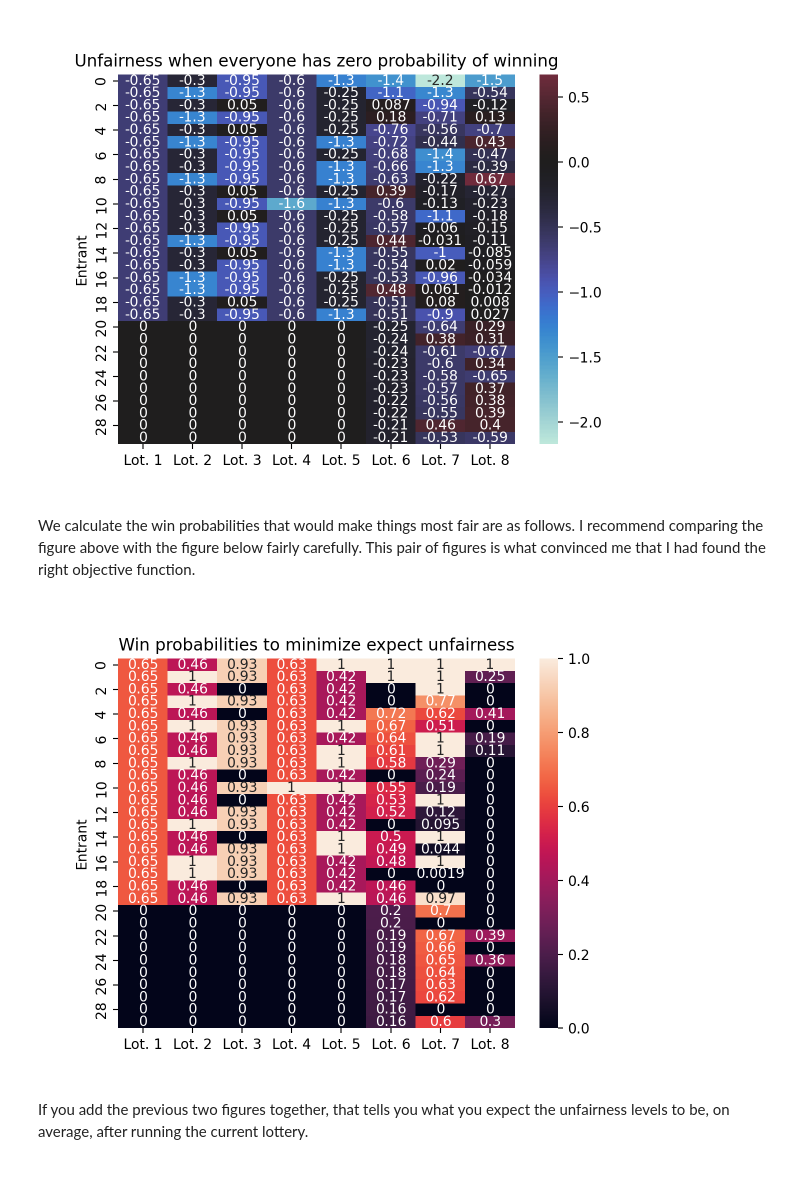
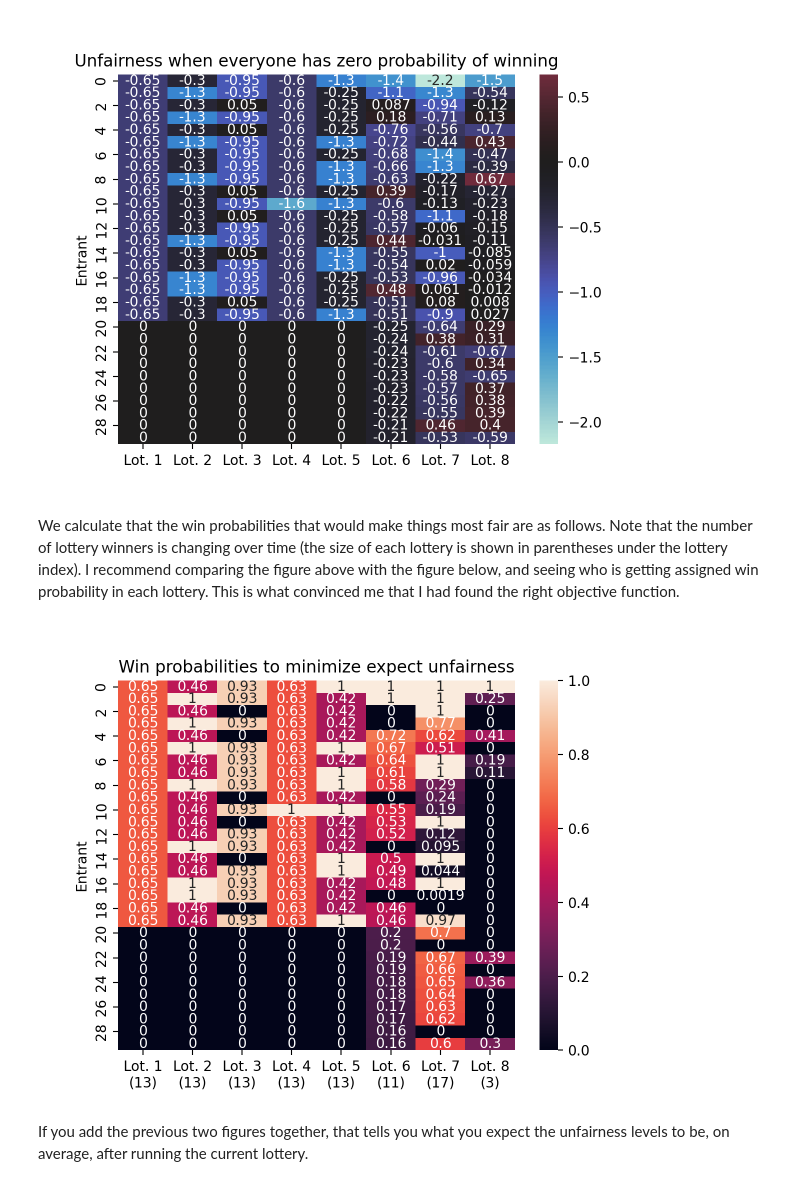
Before and after one commit to alexpghayes/quarto-blog, a Jupyter notebook: post/2024-06-09_repeated-lotteries/index.ipynb, the cells around one changed output. Saved outputs shown, nothing was run; the diff lists cells and outputs as text; code cells hidden in the pictures.

```diff
--- a/post/2024-06-09_repeated-lotteries/index.ipynb
+++ b/post/2024-06-09_repeated-lotteries/index.ipynb
@@ -444,19 +444,19 @@ plt.show()
 # %% [output]
 [figure]
 # %% [markdown]
-We calculate the win probabilities that would make things most fair are as follows. I recommend comparing the figure above with the figure below fairly carefully. This pair of figures is what convinced me that I had found the right objective function.
+We calculate that the win probabilities that would make things most fair are as follows. Note that the number of lottery winners is changing over time (the size of each lottery is shown in parentheses under the lottery index). I recommend comparing the figure above with the figure below, and seeing who is getting assigned win probability in each lottery. This is what convinced me that I had found the right objective function.
 # %%
 #| code-fold: true
 
 ax = sns.heatmap(
     demo_pool.win_probabilities,
     annot=True
 )
 ax.set(title="Win probabilities to minimize expect unfairness", ylabel="Entrant")
-ax.set_xticklabels([f"Lot. {i + 1}" for i in range(demo_pool.scores.shape[1])])
+ax.set_xticklabels([f"Lot. {i + 1}\n({size})" for i, size in enumerate(demo_pool.lottery_sizes)])
 plt.show()
 # %% [output]
-[figure, old version]
+[figure, new version]
 # %% [markdown]
 If you add the previous two figures together, that tells you what you expect the unfairness levels to be, on average, after running the current lottery.
 # %%
```
Also changed, not shown: parts of 2 cells of this notebook, 7 other files.
